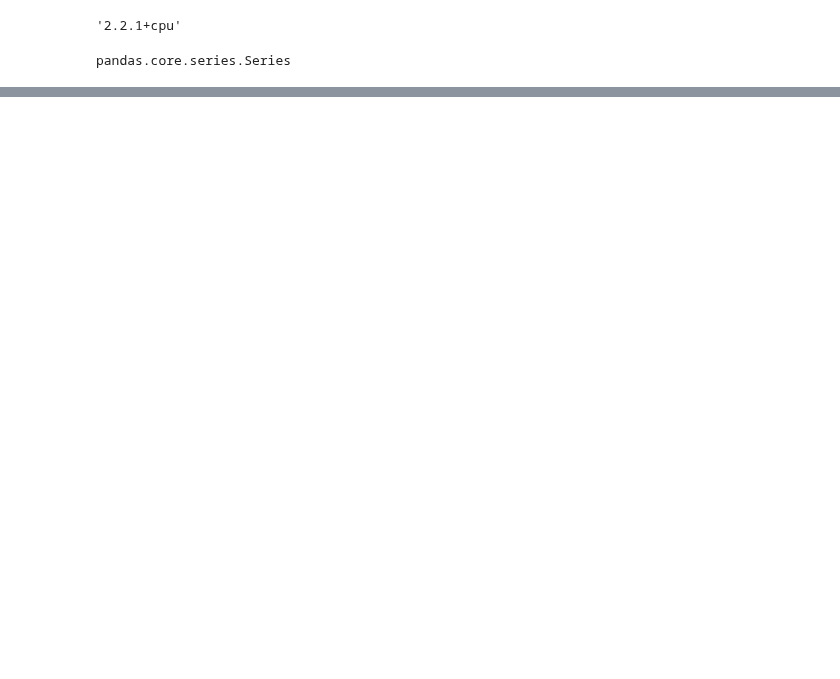
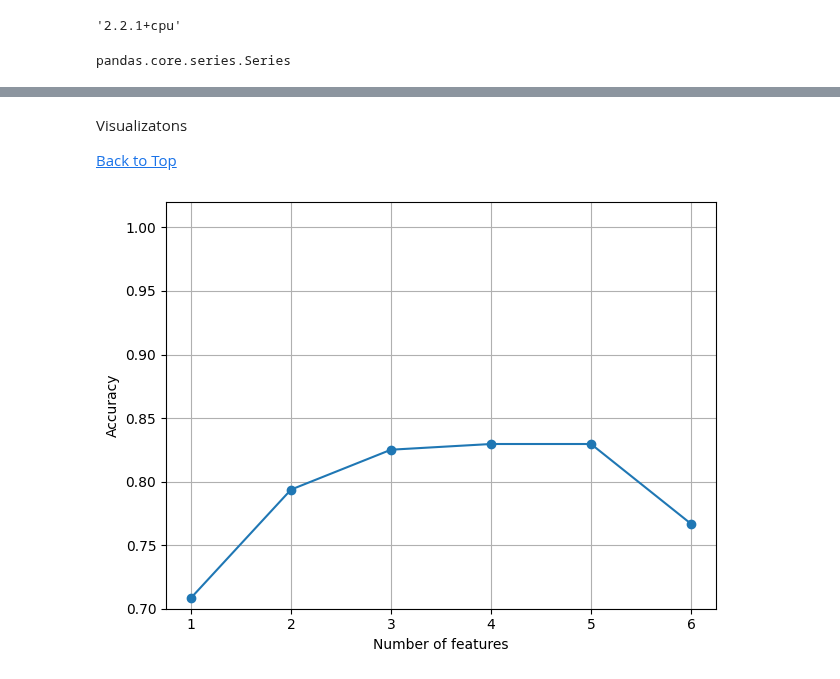
Before and after one commit to DomenickD/DataScience-IEX-USF, a Jupyter notebook: Titanic/titanic.ipynb, the cells around one changed output, grey strips where cells are left out. Saved outputs shown, nothing was run; the diff lists cells and outputs as text; code cells hidden in the pictures; blank space fills up the shorter version.

```diff
--- a/Titanic/titanic.ipynb
+++ b/Titanic/titanic.ipynb
@@ -554,0 +604,4 @@ model_accuracy_titanic_compare
+# %% [markdown]
+<a id="topic-3">Visualizatons</a>
+
+[Back to Top](#top)
@@ -554,0 +666,30 @@ model_accuracy_titanic_compare
+# %%
+scaler = StandardScaler()
+min_max_scaler = MinMaxScaler()
+robust_scaler = RobustScaler()
+X_train_std_scalar = scaler.fit_transform(train_features)
+X_train_std_minMax = min_max_scaler.fit_transform(train_features)
+X_train_std_Robust = robust_scaler.fit_transform(train_features)
+# %%
+import matplotlib.pyplot as plt
+from sklearn.neighbors import KNeighborsClassifier
+
+knn = KNeighborsClassifier(n_neighbors=5)
+
+# selecting features
+sbs = SBS(knn, k_features=1)
+sbs.fit(X_train_std_scalar, train_labels)
+
+# plotting performance of feature subsets
+k_feat = [len(k) for k in sbs.subsets_]
+
+plt.plot(k_feat, sbs.scores_, marker='o')
+plt.ylim([0.7, 1.02])
+plt.ylabel('Accuracy')
+plt.xlabel('Number of features')
+plt.grid()
+plt.tight_layout()
+# plt.savefig('figures/04_09.png', dpi=300)
+plt.show()
+# %% [output]
+[figure, added]
```
Also changed, not shown: parts of 22 cells of this notebook.
